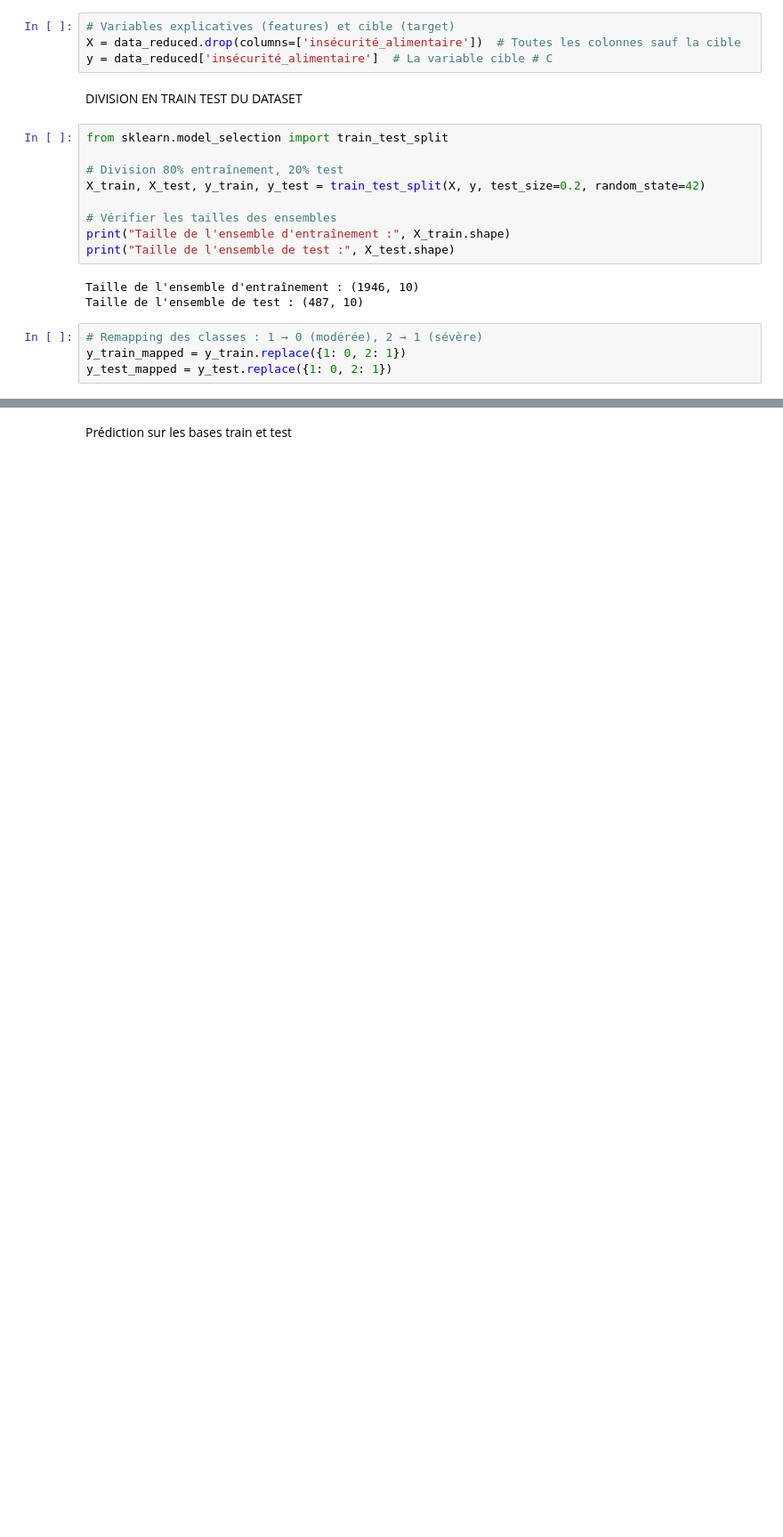
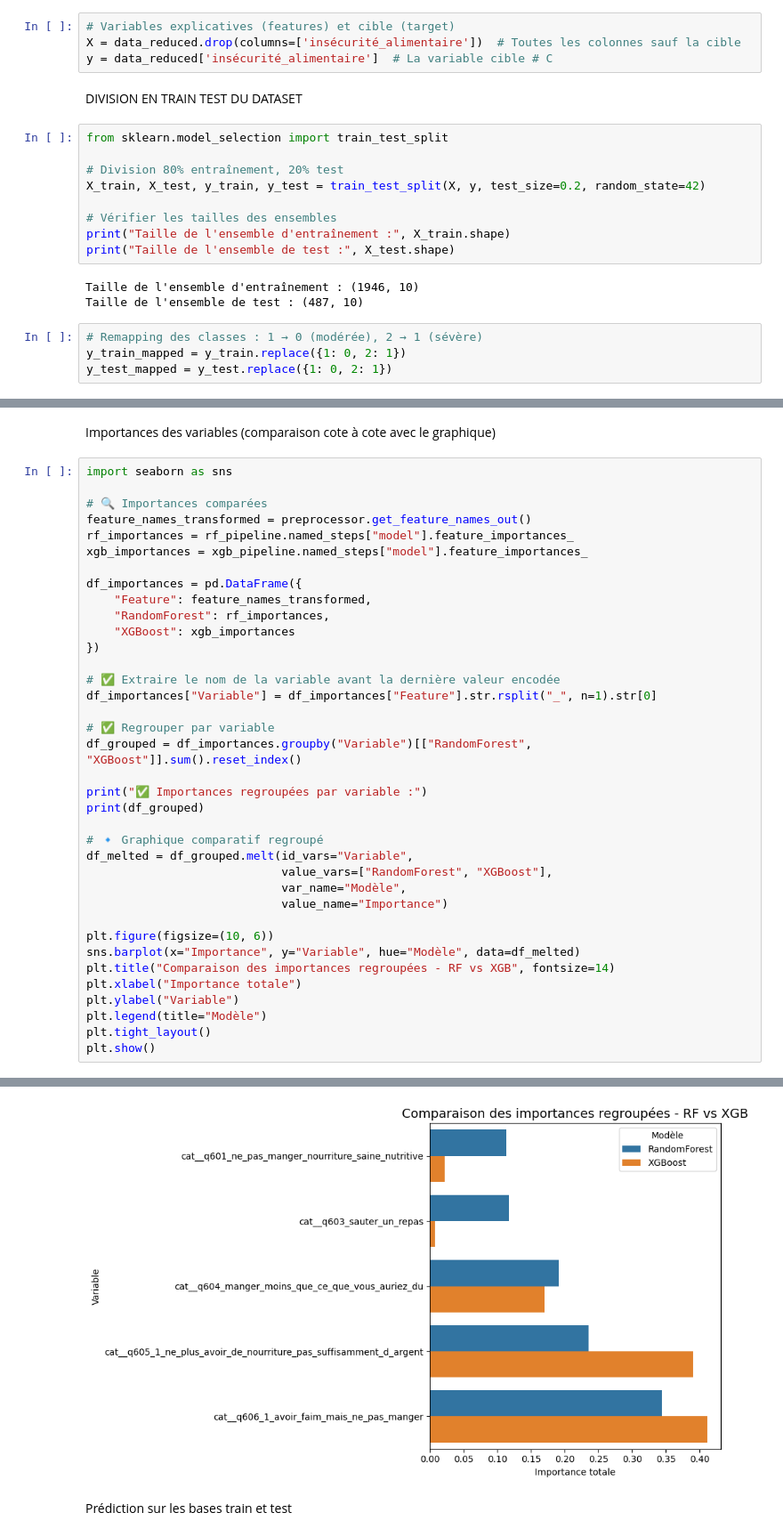
Before and after one commit to Dieme92/fast-api-food-security, a Jupyter notebook: PROJET_DIT_12092025_DD_07_02_2026.ipynb, the cells around one changed output, grey strips where cells are left out. Shown at 89% size. Drawn from its saved outputs; the diff is of its cells as text; blank space fills up the shorter version.

```diff
--- a/PROJET_DIT_12092025_DD_07_02_2026.ipynb
+++ b/PROJET_DIT_12092025_DD_07_02_2026.ipynb
@@ -507,0 +381,40 @@ print(rf_preds)
+# %% [markdown]
+Importances des variables (comparaison cote à cote avec le graphique)
+# %%
+import seaborn as sns
+
+# 🔍 Importances comparées
+feature_names_transformed = preprocessor.get_feature_names_out()
+rf_importances = rf_pipeline.named_steps["model"].feature_importances_
+xgb_importances = xgb_pipeline.named_steps["model"].feature_importances_
+
+df_importances = pd.DataFrame({
+    "Feature": feature_names_transformed,
+    "RandomForest": rf_importances,
+    "XGBoost": xgb_importances
+})
+
+# ✅ Extraire le nom de la variable avant la dernière valeur encodée
+df_importances["Variable"] = df_importances["Feature"].str.rsplit("_", n=1).str[0]
+
+# ✅ Regrouper par variable
+df_grouped = df_importances.groupby("Variable")[["RandomForest", "XGBoost"]].sum().reset_index()
+
+print("✅ Importances regroupées par variable :")
+print(df_grouped)
+
+# 🔹 Graphique comparatif regroupé
+df_melted = df_grouped.melt(id_vars="Variable",
+                            value_vars=["RandomForest", "XGBoost"],
+                            var_name="Modèle",
+                            value_name="Importance")
+
+plt.figure(figsize=(10, 6))
+sns.barplot(x="Importance", y="Variable", hue="Modèle", data=df_melted)
+plt.title("Comparaison des importances regroupées - RF vs XGB", fontsize=14)
+plt.xlabel("Importance totale")
+plt.ylabel("Variable")
+plt.legend(title="Modèle")
+plt.tight_layout()
+plt.show()
+# %% [output]
@@ -508,2 +428,3 @@ print(rf_preds)
+[figure, added]
 # %% [markdown]
 Prédiction sur les bases train et test
```
Also changed, not shown: parts of 20 cells of this notebook.
